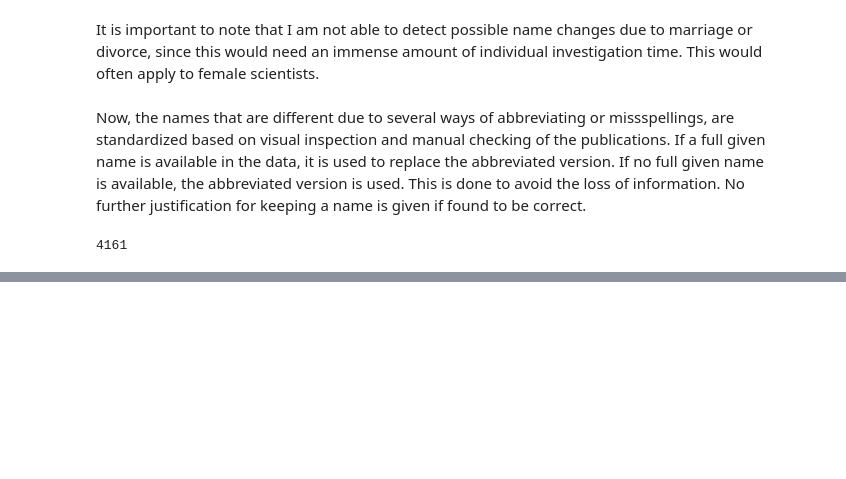
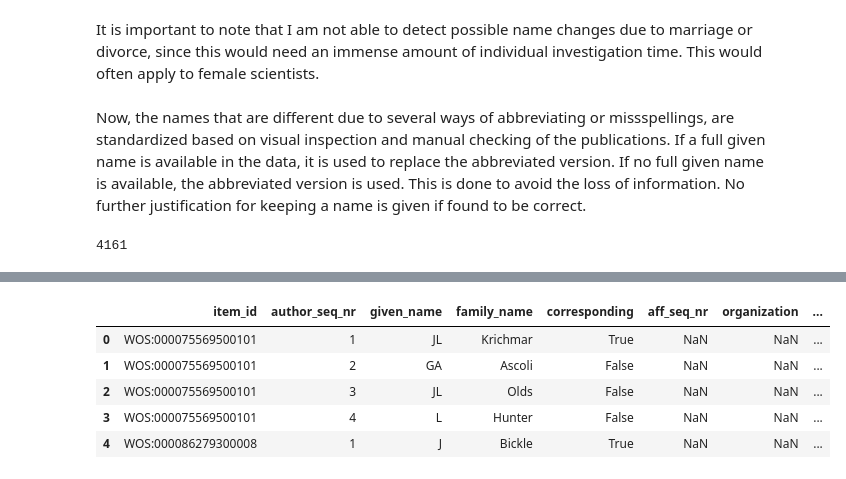
Before and after one commit to vivkow/MA_Neuro, a Jupyter notebook: cn_author_cleaning.ipynb, the cells around one changed output, grey strips where cells are left out. Cells and saved outputs as stored; diff of their text form; code cells hidden in the pictures; blank space fills up the shorter version.

```diff
--- a/cn_author_cleaning.ipynb
+++ b/cn_author_cleaning.ipynb
@@ -351,2 +442,15 @@ df_authors['name'].nunique() # 4161 unique names
+# %%
+# Merge df_authors with cn_articles column "pubyear"
+
+df_authors = df_authors.merge(cn_articles[['item_id', 'pubyear']], on='item_id', how='left')
+# %%
+df_authors.head()
+# %% [output]
+|  | item_id | author_seq_nr | given_name | family_name | corresponding | aff_seq_nr | organization | ... |
+| 0 | WOS:000075569500101 | 1 | JL | Krichmar | True | NaN | NaN | ... |
+| 1 | WOS:000075569500101 | 2 | GA | Ascoli | False | NaN | NaN | ... |
+| 2 | WOS:000075569500101 | 3 | JL | Olds | False | NaN | NaN | ... |
+| 3 | WOS:000075569500101 | 4 | L | Hunter | False | NaN | NaN | ... |
+| 4 | WOS:000086279300008 | 1 | J | Bickle | True | NaN | NaN | ... |
 # %%
 df_authors.to_csv('cn_authors_clean.csv', index=False)
```
Also changed, not shown: parts of 12 cells of this notebook, 5 other files.
